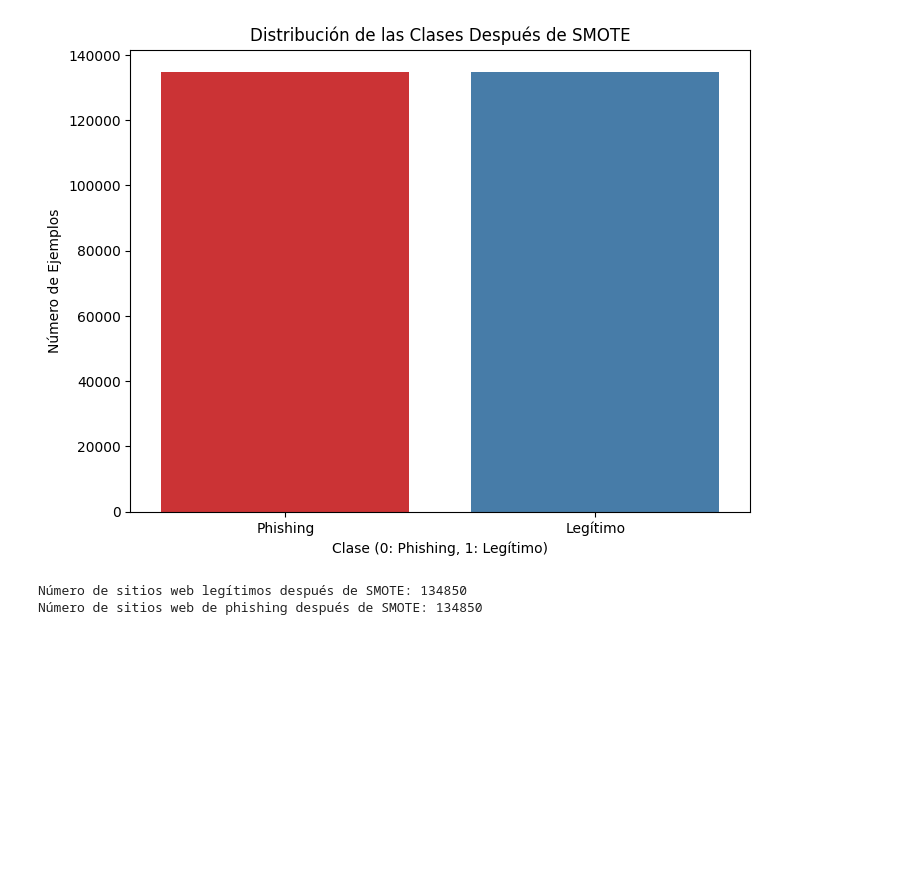
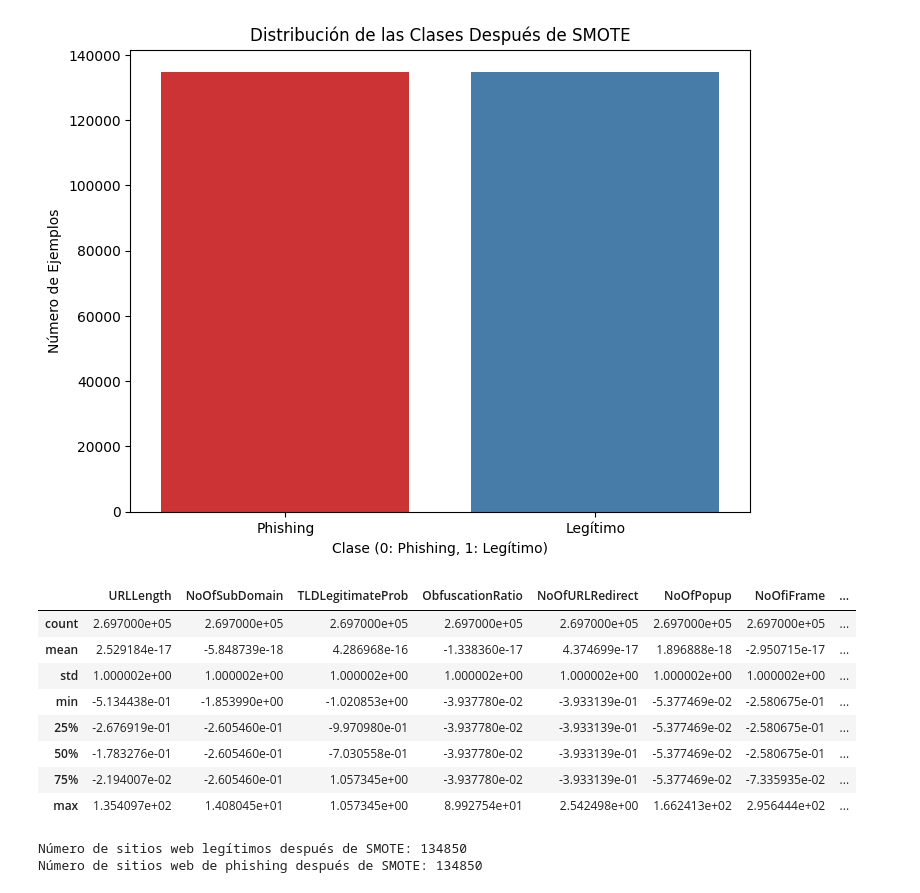
Before and after one commit to SpecTr03/CRISP-DM-Project, a Jupyter notebook: analysis.ipynb, the cells around one changed output. Saved outputs shown, nothing was run; the diff lists cells and outputs as text; code cells hidden in the pictures; blank space fills up the shorter version.

```diff
--- a/analysis.ipynb
+++ b/analysis.ipynb
@@ -211,6 +216,23 @@ Passing `palette` without assigning `hue` is deprecated and will be removed in v
 
   sns.countplot(x='label', data=df_resampled, palette='Set1')
 [figure]
+# %%
+# Normalizacion de las variables numéricas del DataFrame
+scaler = StandardScaler()
+numerical_cols = df_resampled.select_dtypes(include=[np.number]).columns.tolist()
+df_resampled[numerical_cols] = scaler.fit_transform(df_resampled[numerical_cols])
+# Comprobamos la normalización de las variables numéricas
+df_resampled[numerical_cols].describe()
+# %% [output]
+|  | URLLength | NoOfSubDomain | TLDLegitimateProb | ObfuscationRatio | NoOfURLRedirect | NoOfPopup | NoOfiFrame | ... |
+| count | 2.697000e+05 | 2.697000e+05 | 2.697000e+05 | 2.697000e+05 | 2.697000e+05 | 2.697000e+05 | 2.697000e+05 | ... |
+| mean | 2.529184e-17 | -5.848739e-18 | 4.286968e-16 | -1.338360e-17 | 4.374699e-17 | 1.896888e-18 | -2.950715e-17 | ... |
+| std | 1.000002e+00 | 1.000002e+00 | 1.000002e+00 | 1.000002e+00 | 1.000002e+00 | 1.000002e+00 | 1.000002e+00 | ... |
+| min | -5.134438e-01 | -1.853990e+00 | -1.020853e+00 | -3.937780e-02 | -3.933139e-01 | -5.377469e-02 | -2.580675e-01 | ... |
+| 25% | -2.676919e-01 | -2.605460e-01 | -9.970980e-01 | -3.937780e-02 | -3.933139e-01 | -5.377469e-02 | -2.580675e-01 | ... |
+| 50% | -1.783276e-01 | -2.605460e-01 | -7.030558e-01 | -3.937780e-02 | -3.933139e-01 | -5.377469e-02 | -2.580675e-01 | ... |
+| 75% | -2.194007e-02 | -2.605460e-01 | 1.057345e+00 | -3.937780e-02 | -3.933139e-01 | -5.377469e-02 | -7.335935e-02 | ... |
+| max | 1.354097e+02 | 1.408045e+01 | 1.057345e+00 | 8.992754e+01 | 2.542498e+00 | 1.662413e+02 | 2.956444e+02 | ... |
 # %%
 # Conteo de los sitios web legítimos y de phishing después de SMOTE
 legit_count_resampled = df_resampled[df_resampled['label'] == 1].shape[0]
```
Also changed, not shown: parts of 5 cells of this notebook.
